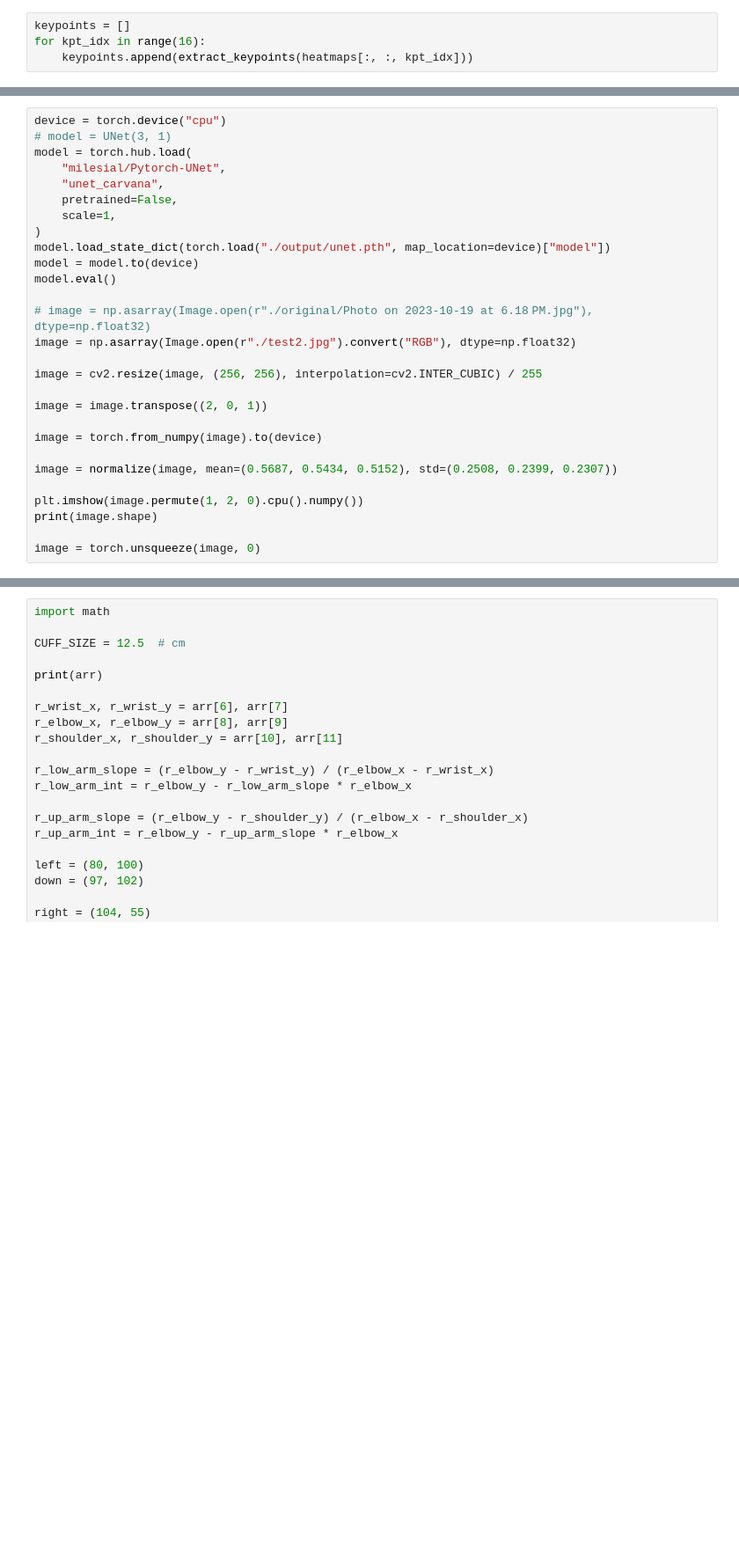
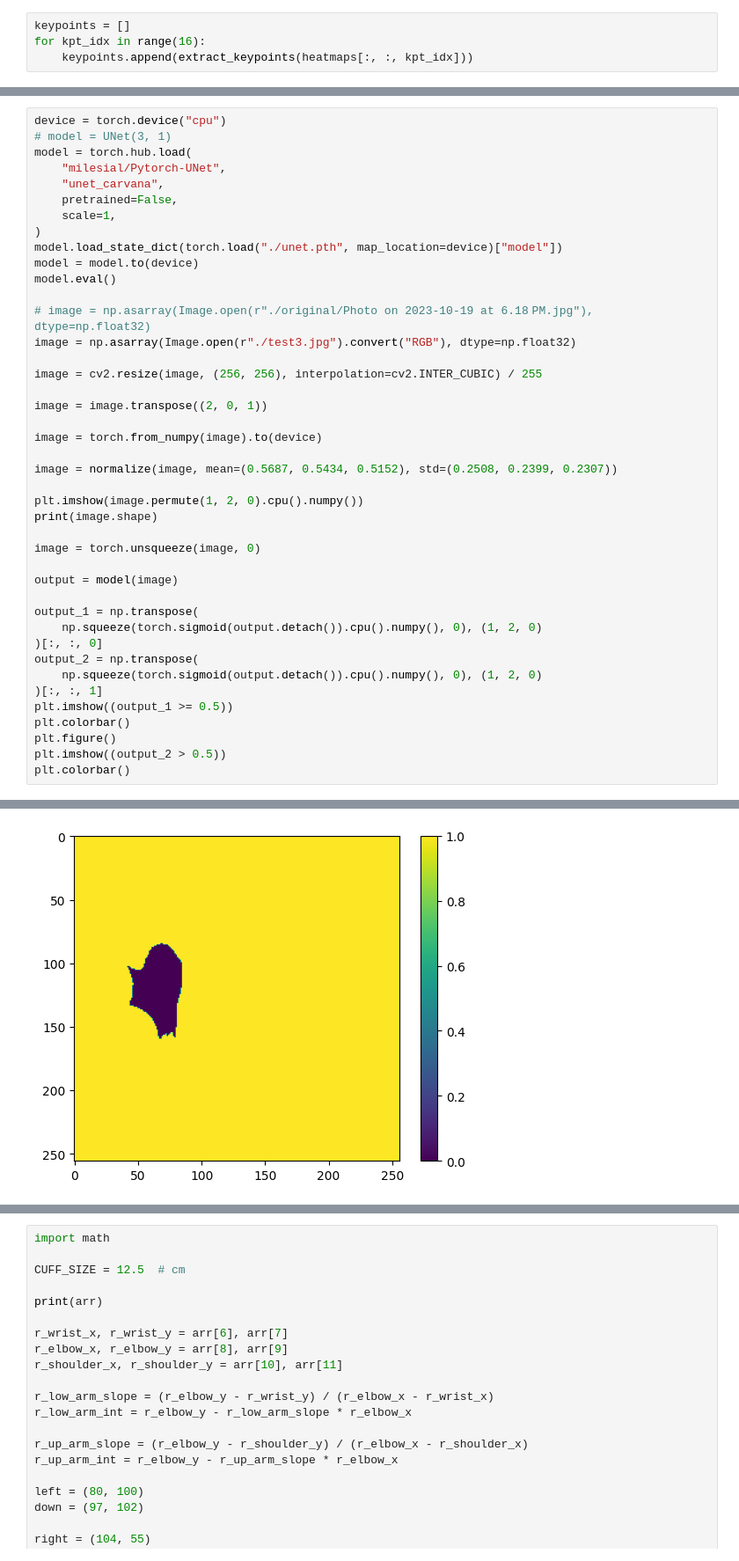
Before and after one commit to steven9909/mobile_health_segmentation, a Jupyter notebook: pose/scale_test.ipynb, the cells around one changed output, grey strips where cells are left out. Shown: that part at 88% size. Saved outputs shown, nothing was run; the diff lists cells and outputs as text; blank space fills up the shorter version.

```diff
--- a/pose/scale_test.ipynb
+++ b/pose/scale_test.ipynb
@@ -115,12 +119,12 @@ model = torch.hub.load(
     pretrained=False,
     scale=1,
 )
-model.load_state_dict(torch.load("./output/unet.pth", map_location=device)["model"])
+model.load_state_dict(torch.load("./unet.pth", map_location=device)["model"])
 model = model.to(device)
 model.eval()
 
 # image = np.asarray(Image.open(r"./original/Photo on 2023-10-19 at 6.18 PM.jpg"), dtype=np.float32)
-image = np.asarray(Image.open(r"./test2.jpg").convert("RGB"), dtype=np.float32)
+image = np.asarray(Image.open(r"./test3.jpg").convert("RGB"), dtype=np.float32)
 
 image = cv2.resize(image, (256, 256), interpolation=cv2.INTER_CUBIC) / 255
 
@@ -134,3 +138,18 @@ plt.imshow(image.permute(1, 2, 0).cpu().numpy())
 print(image.shape)
 
 image = torch.unsqueeze(image, 0)
+
+output = model(image)
+
+output_1 = np.transpose(
+    np.squeeze(torch.sigmoid(output.detach()).cpu().numpy(), 0), (1, 2, 0)
+)[:, :, 0]
+output_2 = np.transpose(
+    np.squeeze(torch.sigmoid(output.detach()).cpu().numpy(), 0), (1, 2, 0)
+)[:, :, 1]
+plt.imshow((output_1 >= 0.5))
+plt.colorbar()
+plt.figure()
+plt.imshow((output_2 > 0.5))
+plt.colorbar()
+# %% [output]
@@ -136,0 +160 @@ image = torch.unsqueeze(image, 0)
+[figure, added]
```
Also changed, not shown: parts of 5 cells of this notebook, 2 other files.
